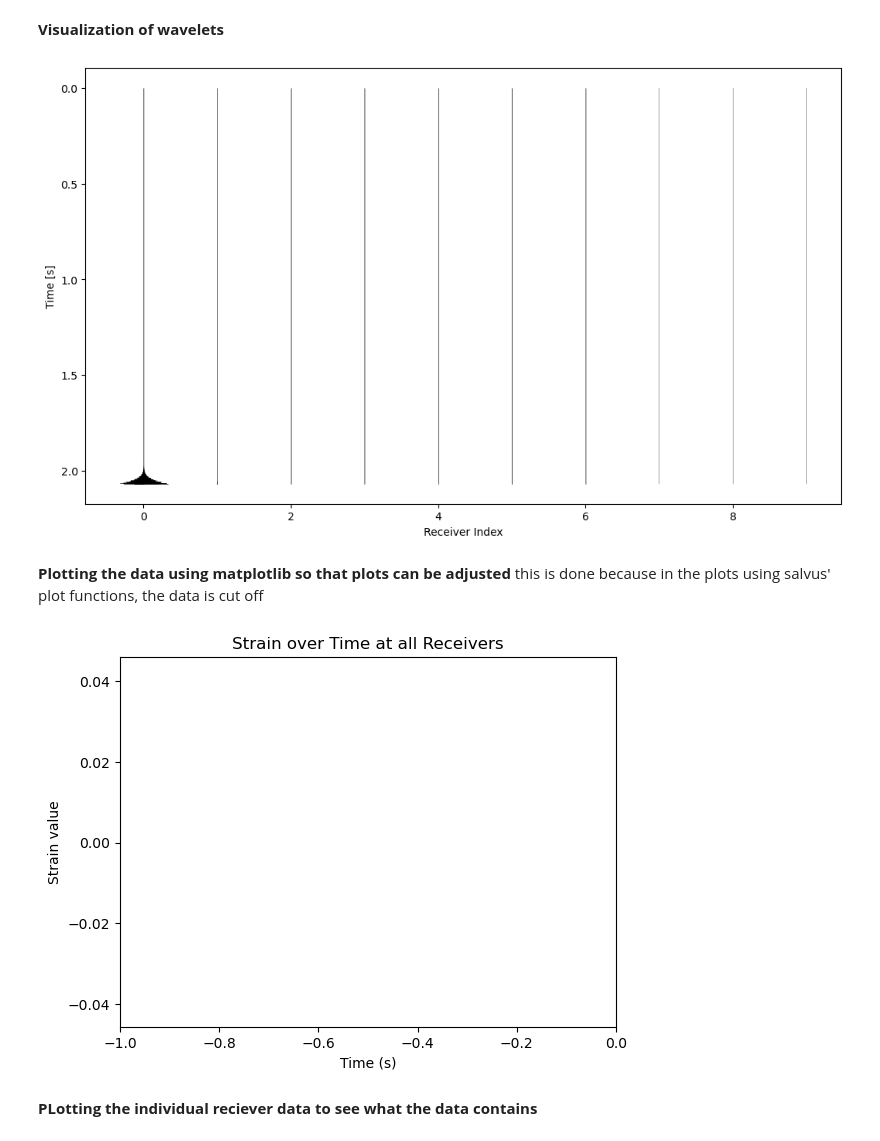
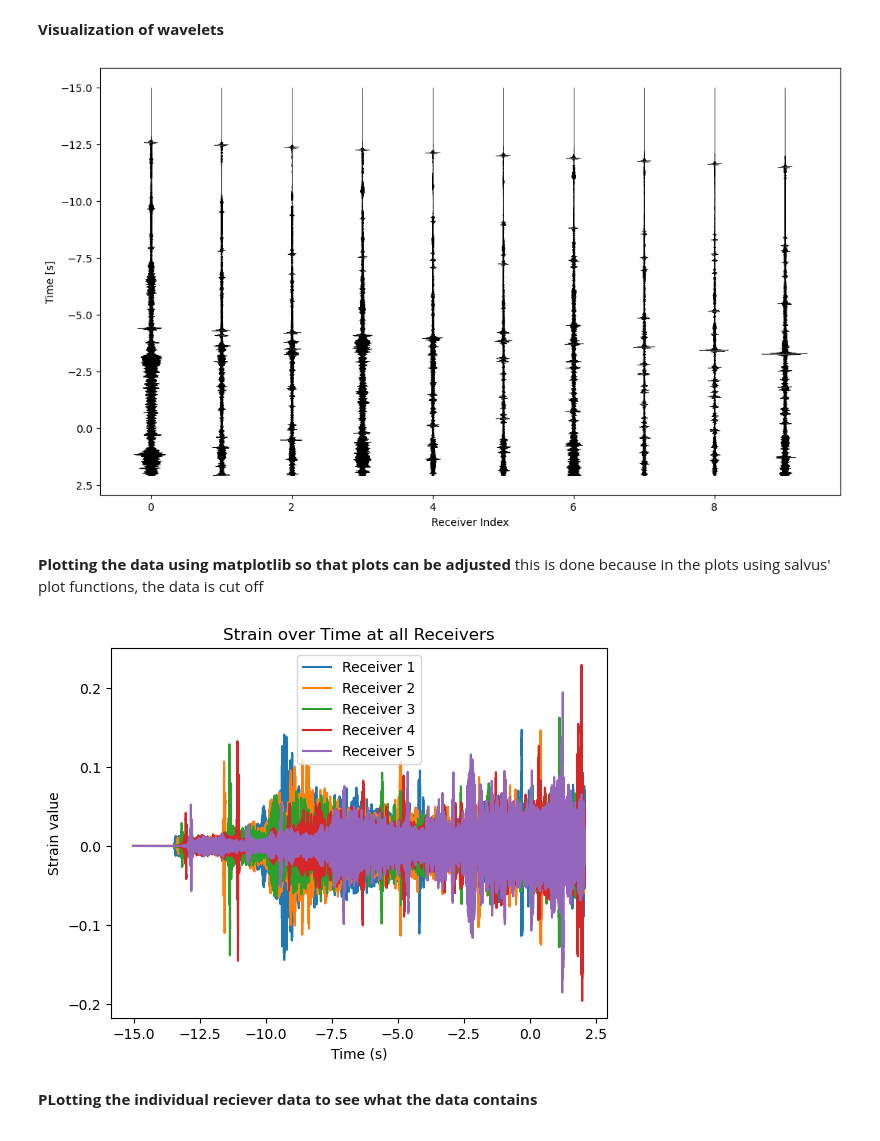
Before and after one commit to s-bachmann/researchmodule_agp, a Jupyter notebook: simulations/simulation_pure_acoustic.ipynb, the cells around one changed output. Cells and saved outputs as stored; diff of their text form; code cells hidden in the pictures.

Commit message:
adjusted todos, added code to plot strain value at different time intervals and plotting receiver data over fixed-time (5s) intervals

```diff
--- a/simulations/simulation_pure_acoustic.ipynb
+++ b/simulations/simulation_pure_acoustic.ipynb
@@ -108,7 +104,7 @@ tr.trim(
 tr.filter("bandpass", freqmin=5.0, freqmax=25.0, corners=4)
 
 # shifting the wavelet center by a given amount of seconds
-shift_seconds = 0.5  # make center 0.5 s earlier
+shift_seconds = 15  # make center XX s earlier
 
 dt = float(time_vector[1] - time_vector[0])
 fs = 1.0 / dt
@@ -214,36 +211,37 @@ p.waveforms.get(data_name="pure_acoustic_simulation", events=p.events.list())[1]
     plot_types=("wiggles",), receiver_field="strain", component="1"
 )
 # %% [output]
-[figure, old version]
+[figure, new version]
 # %% [markdown]
 **Plotting the data using matplotlib so that plots can be adjusted**
 this is done because in the plots using salvus' plot functions, the data is cut off
 # %%
 # Plotting the data manually to adjust visualization
 ed = p.waveforms.get("pure_acoustic_simulation", p.events.list())
 
 # Seperating the data by timesteps and values at the timestepts
 times, values = ed[0].get_data_cube(
     receiver_field="strain", component="1"
 )
 
 # # check time values
 # print("time max: ", times.max())
 # # check waveform values
 # print(ec.waveform_simulation_configuration)
 # print("start:", ec.waveform_simulation_configuration.start_time_in_seconds,
 #       "end:", ec.waveform_simulation_configuration.end_time_in_seconds)
 
 
 # Plotting times and their values using matplotlib so that visualization can be adjusted
 plt.plot(times, values.T)
 plt.xlabel("Time (s)")
 plt.ylabel("Strain value")
 plt.title("Strain over Time at all Receivers")
-plt.xlim(-1,0)
+
+plt.legend([f"Receiver {i+1}" for i in range(values.shape[0])])
 plt.show()
 # %% [output]
-[figure, old version]
+[figure, new version]
 # %% [markdown]
 **PLotting the individual reciever data to see what the data contains**
 # %%
```
Also changed, not shown: parts of 13 cells of this notebook.
